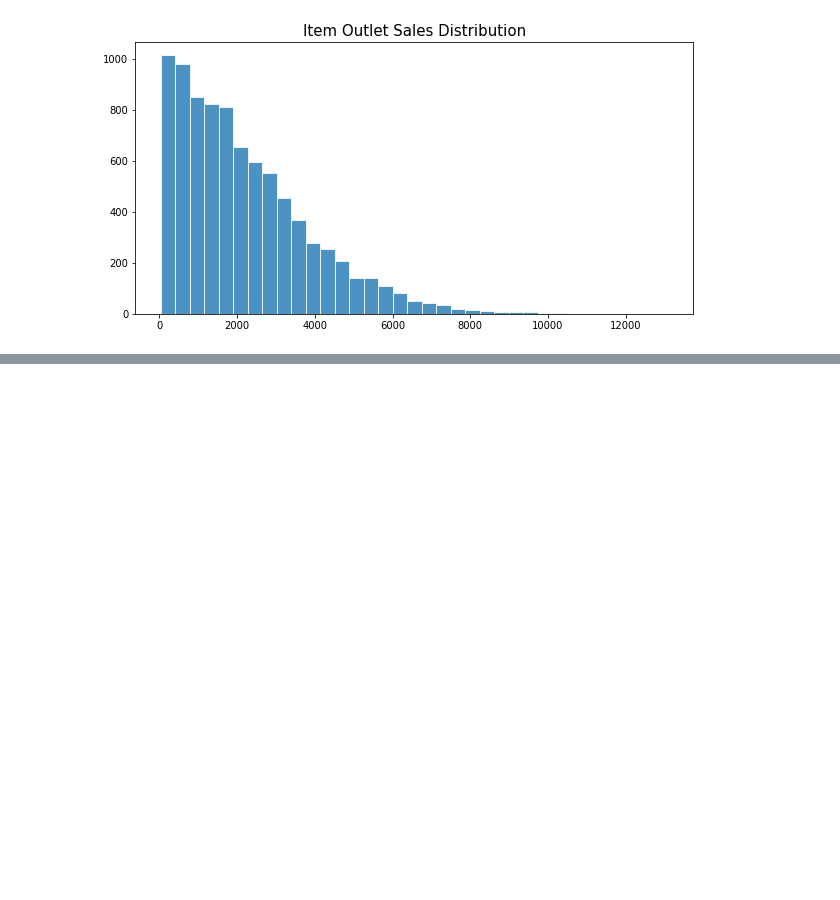
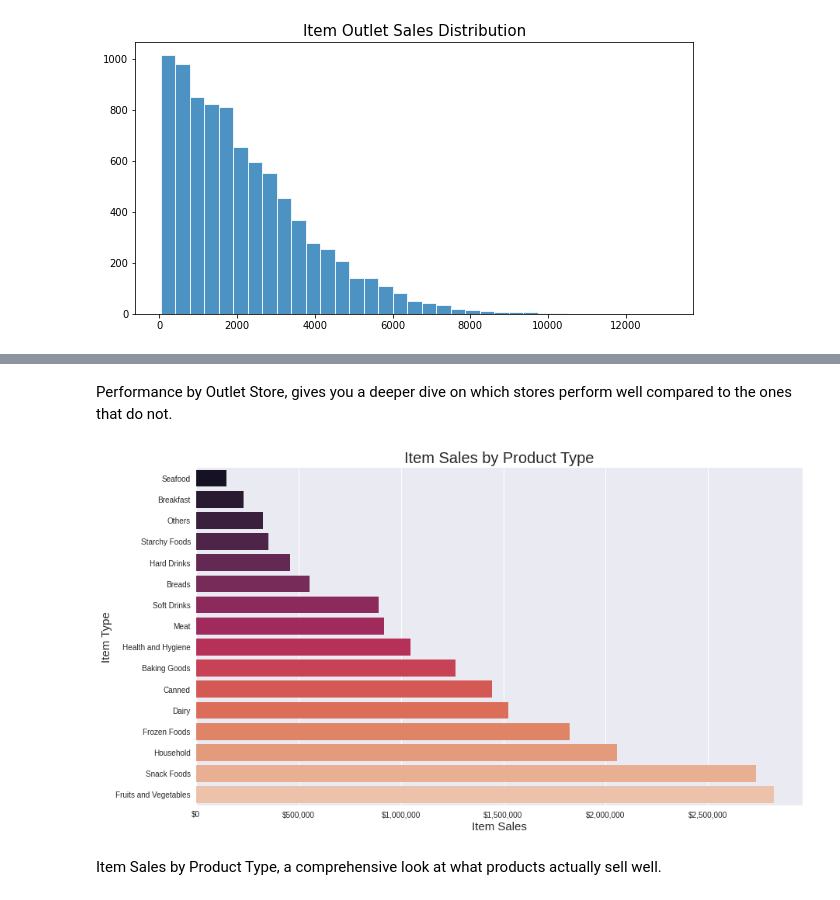
Before and after one commit to thelemoncookie-data/01_Project, a Jupyter notebook: Sales_Predictions_Part_2.ipynb, the cells around one changed output, grey strips where cells are left out. Saved outputs shown, nothing was run; the diff lists cells and outputs as text; code cells hidden in the pictures; blank space fills up the shorter version.

```diff
--- a/Sales_Predictions_Part_2.ipynb
+++ b/Sales_Predictions_Part_2.ipynb
@@ -145,0 +201,21 @@ plt.show()
+# %% [markdown]
+Performance by Outlet Store, gives you a deeper dive on which stores perform well compared to the ones that do not.
+# %%
+item_sales = sales.groupby('item_type')['item_sales'].sum().to_frame().reset_index().sort_values('item_sales')
+
+sequential_colors = sns.color_palette("rocket", 17)
+plt.figure(figsize=(14,8))
+
+ax = sns.barplot(data=item_sales, y='item_type', x='item_sales', ci=None, palette=sequential_colors)
+plt.title('Item Sales by Product Type', fontsize=20)
+
+plt.ylabel('Item Type', fontsize=15)
+plt.xlabel('Item Sales', fontsize=15)
+current_values = plt.gca().get_xticks()
+plt.gca().set_xticklabels(['${:,.0f}'.format(i) for i in current_values])
+
+plt.show()
+# %% [output]
+[figure, added]
+# %% [markdown]
+Item Sales by Product Type, a comprehensive look at what products actually sell well.
```
Also changed, not shown: parts of 31 cells of this notebook.
